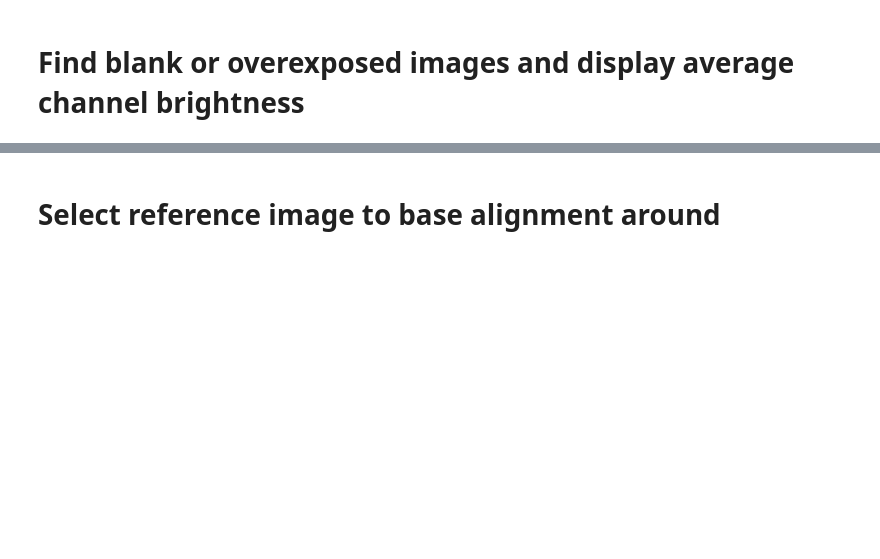
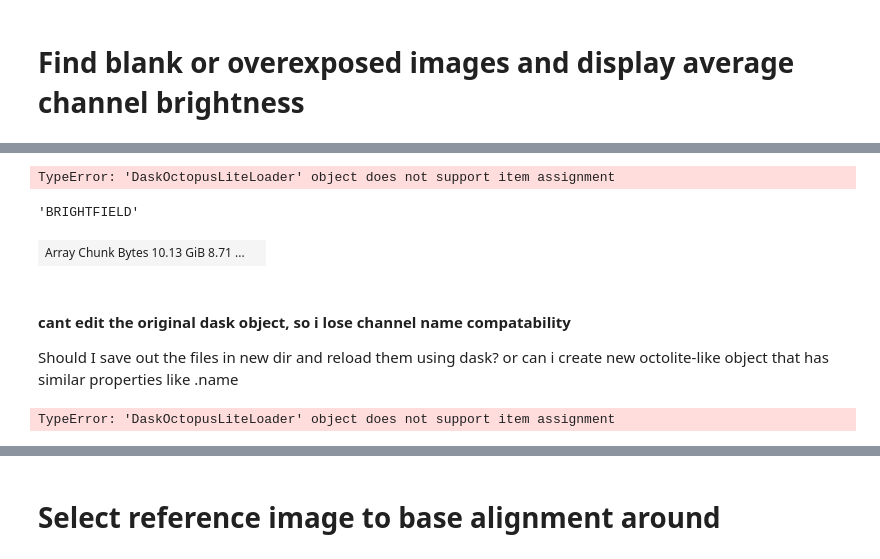
Before and after one commit to lowe-lab-ucl/segment-classify-track, a Jupyter notebook: align-troubleshooting.ipynb, the cells around one changed output, grey strips where cells are left out. Drawn from its saved outputs; the diff is of its cells as text; code cells hidden in the pictures; blank space fills up the shorter version.

```diff
--- a/align-troubleshooting.ipynb
+++ b/align-troubleshooting.ipynb
@@ -80,0 +137,4 @@ Wall time: 13.4 s
+# %%
+filtered_images= {}
+for channel in images.channels:
+    filtered_images[channel.name] = np.delete(images[channel], dodgy_frame_list, axis = 0)
@@ -80,0 +148,18 @@ Wall time: 13.4 s
+# %%
+filtered_images= {}
+for channel in images.channels:
+    images[channel.name] = np.delete(images[channel], dodgy_frame_list, axis = 0)
+# %% [output]
+TypeError: 'DaskOctopusLiteLoader' object does not support item assignment
+# %%
+channel.name
+# %% [output]
+'BRIGHTFIELD'
+# %%
+np.delete(images[channel], dodgy_frame_list, axis = 0)
+# %% [output]
+| Array Chunk Bytes 10.13 GiB 8.71 ... |  |
+# %% [markdown]
+#### cant edit the original dask object, so i lose channel name compatability
+
+Should I save out the files in new dir and reload them using dask? or can i create new octolite-like object that has similar properties like .name
@@ -80,0 +168,5 @@ Wall time: 13.4 s
+# %%
+###use delete from da
+images['gfp'] = da.delete(images['gfp'], dodgy_frame_list, axis = 0)
+# %% [output]
+TypeError: 'DaskOctopusLiteLoader' object does not support item assignment
```
Also changed, not shown: parts of 48 cells of this notebook.
